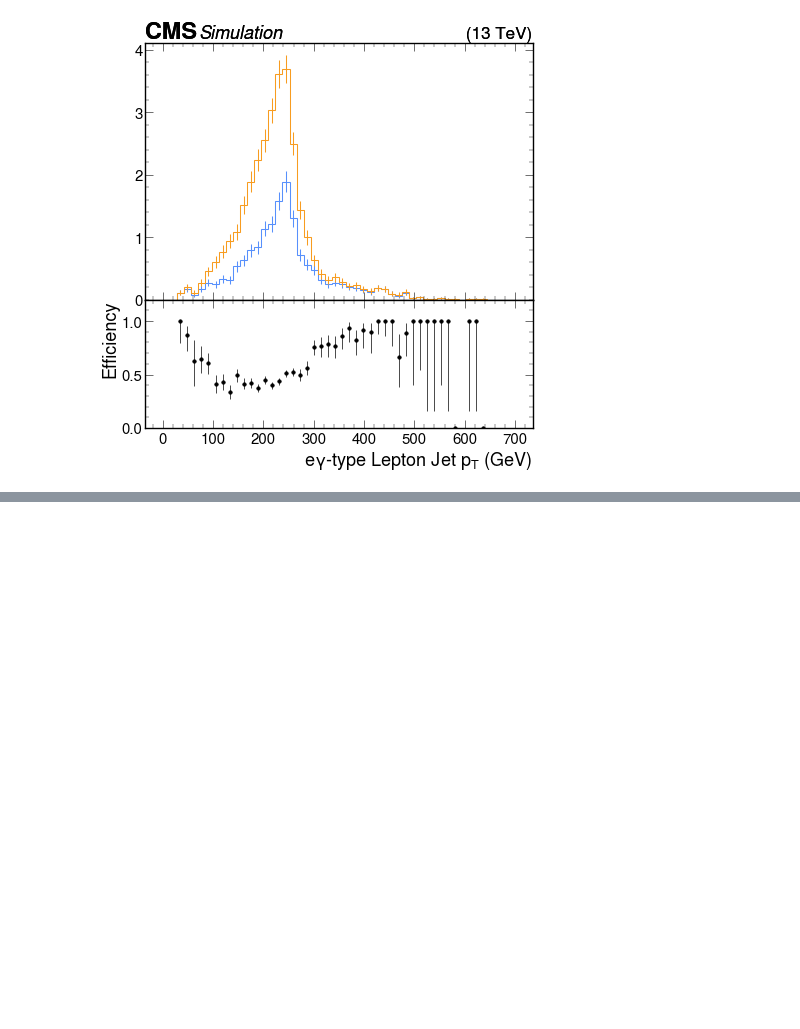
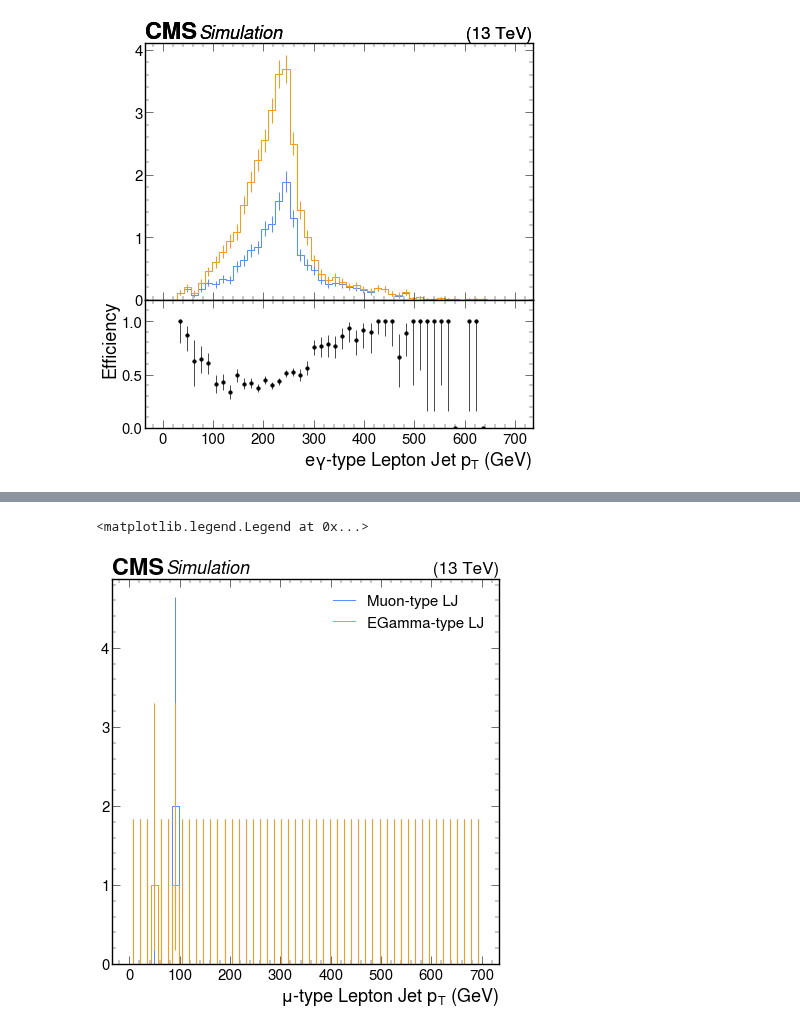
Before and after one commit to yeopjjang/SIDM, a Jupyter notebook: sidm/test_notebooks/test_SidmProcessor.ipynb, the cells around one changed output, grey strips where cells are left out. Cells and saved outputs as stored; diff of their text form; code cells hidden in the pictures; blank space fills up the shorter version.

```diff
--- a/sidm/test_notebooks/test_SidmProcessor.ipynb
+++ b/sidm/test_notebooks/test_SidmProcessor.ipynb
@@ -121,0 +186,9 @@ utilities.plot_ratio(
+# %%
+utilities.plot([
+    out[samples[1]]["hists"]["mu_lj_pt"]["2mu2e", ::2j],
+    out[samples[1]]["hists"]["egm_lj_pt"]["2mu2e", ::2j],
+])
+plt.legend(["Muon-type LJ", "EGamma-type LJ"])
+# %% [output]
+<matplotlib.legend.Legend at 0x...>
+[figure, added]
```
Also changed, not shown: parts of 7 cells of this notebook, 5 other files.
